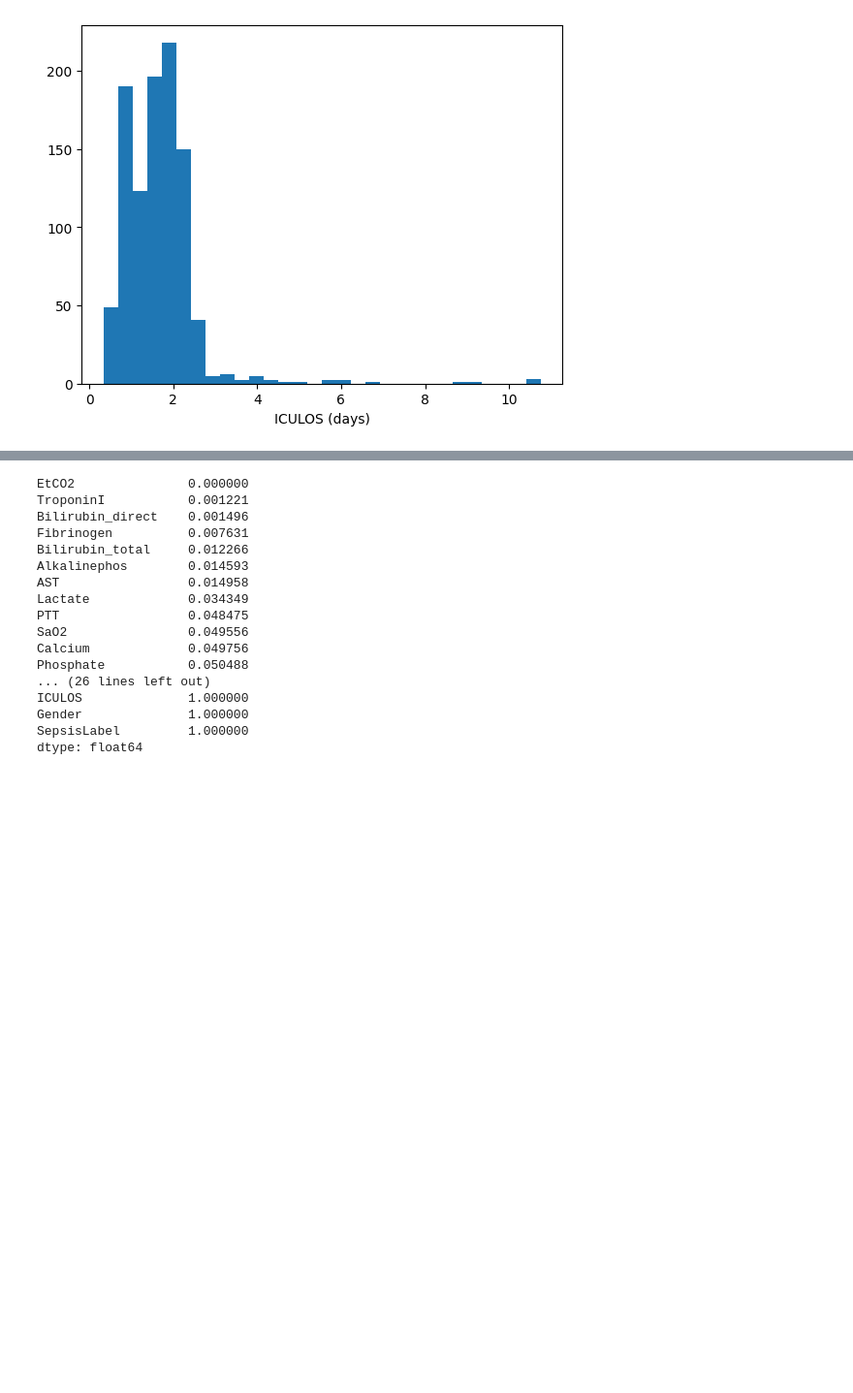
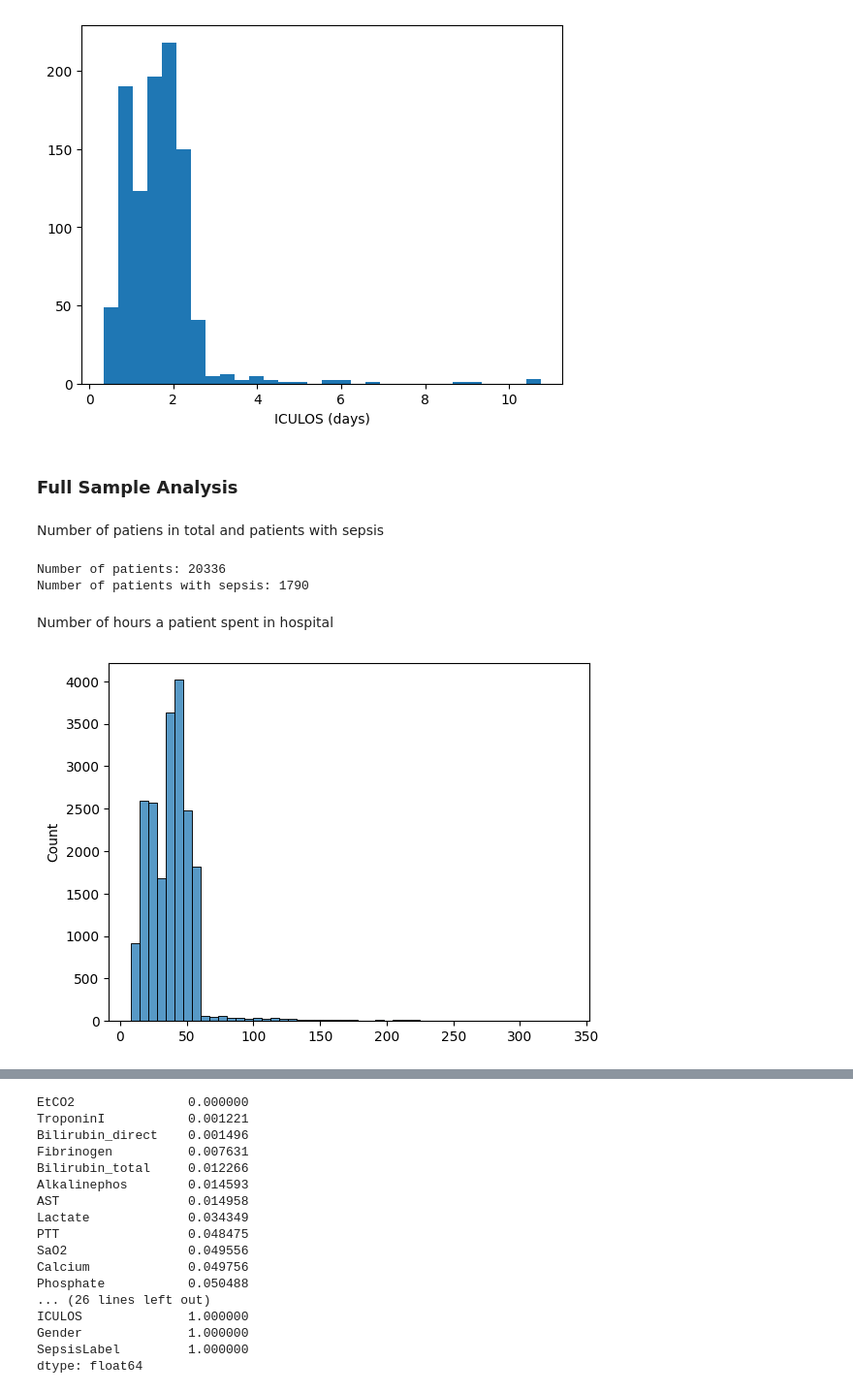
Before and after one commit to Mitmischer/sepsis-prediction, a Jupyter notebook: preprocessing.ipynb, the cells around one changed output, grey strips where cells are left out. Shown at 97% size. Saved outputs shown, nothing was run; the diff lists cells and outputs as text; code cells hidden in the pictures; blank space fills up the shorter version.

```diff
--- a/preprocessing.ipynb
+++ b/preprocessing.ipynb
@@ -25,3 +30,5 @@ Mounted at /content/drive
+# %%
+full_df = pd.read_csv("/tmp/sepsis/training_setA.csv")
 # %%
 dctx = zstandard.ZstdDecompressor()
 with open("training.tar.zst", 'rb') as ifh, open("training.tar", 'wb') as ofh:
@@ -35,0 +74,2 @@ my_tar.close()
+# %%
+full_df = full_df.reset_index(names=["time"])
@@ -35,0 +78,4 @@ my_tar.close()
+# %%
+groups = full_df['time'].diff().lt(0).cumsum()
+# %%
+full_df['patient_id'] = groups
@@ -91,0 +139,23 @@ big_df_interpolated = [pd.concat([d.interpolate(limit=lim) for d in big_df_from_
+# %% [markdown]
+### Full Sample Analysis
+# %% [markdown]
+Number of patiens in total and patients with sepsis
+# %%
+print("Number of patients:", len(full_df['patient_id'].unique()))
+
+grp_sepsis_rep = np.array(full_df.groupby(['patient_id']) \
+                          ['SepsisLabel'].sum())
+
+print("Number of patients with sepsis:", len(grp_sepsis_rep[grp_sepsis_rep > 0]))
+# %% [output]
+Number of patients: 20336
+Number of patients with sepsis: 1790
+# %% [markdown]
+Number of hours a patient spent in hospital
+# %%
+agg_patient_time = np.array(full_df.groupby(['patient_id'])['SepsisLabel']\
+                            .count())
+
+sns.histplot(agg_patient_time, kde=False, bins = 50);
+# %% [output]
+[figure, added]
```
Also changed, not shown: parts of 32 cells of this notebook, 1 other file.
